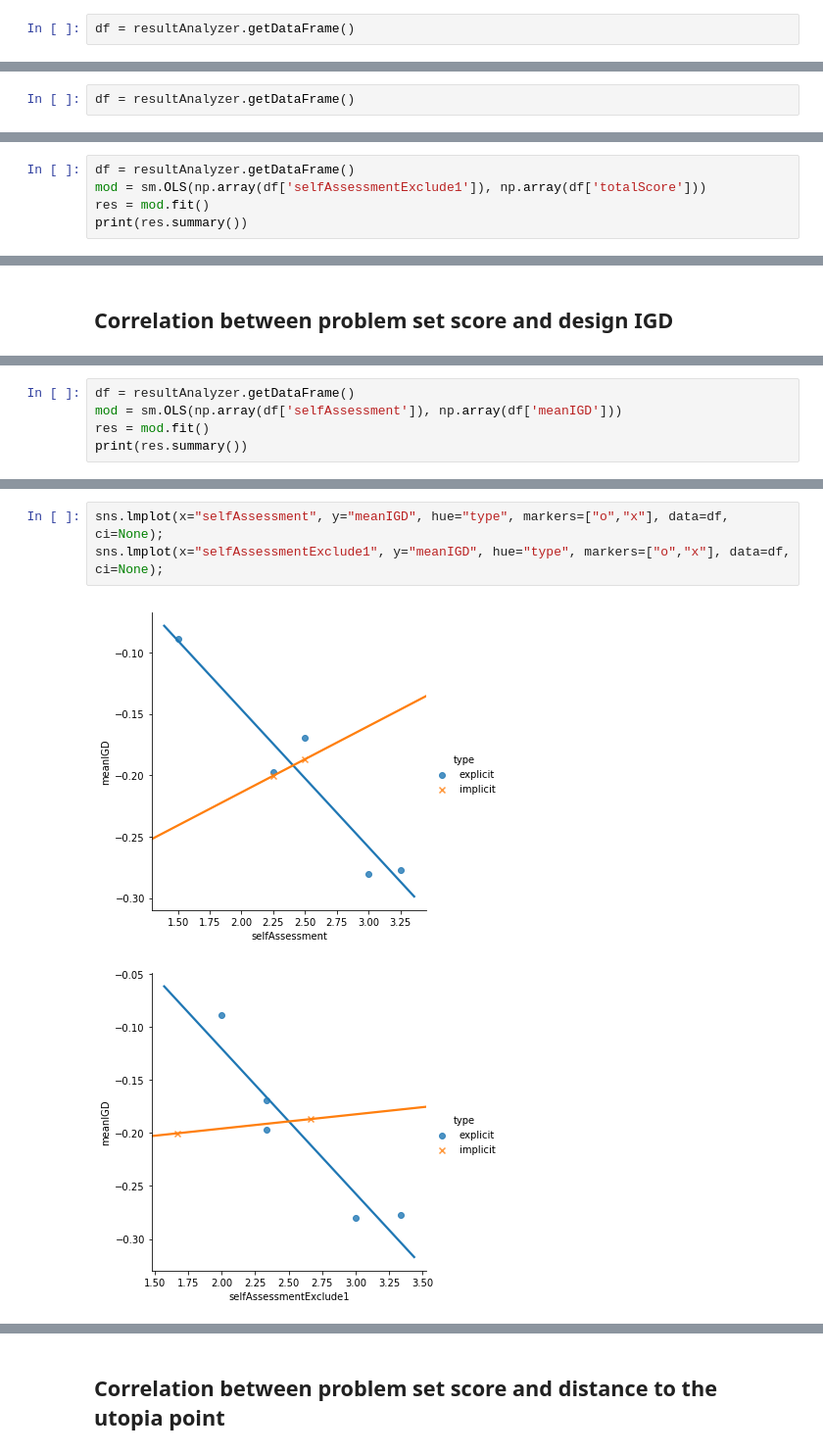
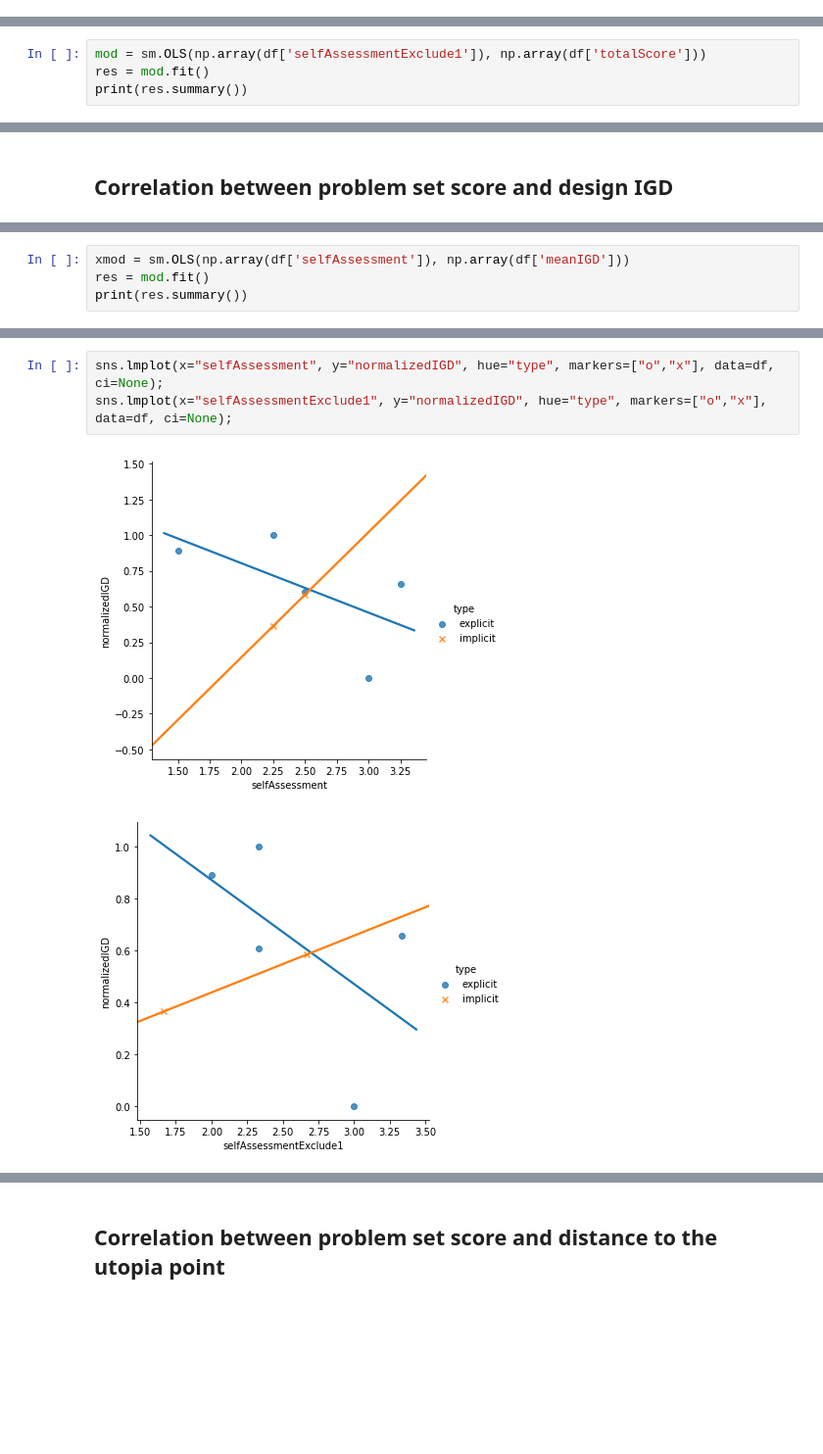
Before and after one commit to hsbang09/iFEED_experiment_result_analysis_2019, a Jupyter notebook: analysis.ipynb, the cells around one changed output, grey strips where cells are left out. Shown at 98% size. Cells and saved outputs as stored; diff of their text form; blank space fills up the shorter version.

```diff
--- a/analysis.ipynb
+++ b/analysis.ipynb
@@ -277,8 +280,6 @@ visualizer.parallelCoordinates(columns=['fcl','fpwc','dcl','dpwc','FScore','DSco
 # %%
 PROP_CYCLE = plt.rcParams['axes.prop_cycle']
 COLORS = PROP_CYCLE.by_key()['color']
-# %%
-df = resultAnalyzer.getDataFrame()
 # %%
 tempVis = visualization.Visualizer(groups=[g3], groupNames=['Interactive'])
 tempDF = resultAnalyzer.getDataFrame().loc[df['condition'] == "interactive"]
@@ -390,4 +396,2 @@ visualizer.barPlot(columns=['meanIGD','numDesigns', 'DS_numDesignViewed'], dataF
 # %% [markdown]
 # Statistical tests
-# %%
-df = resultAnalyzer.getDataFrame()
@@ -541,5 +546,4 @@ sns.regplot(x="selfAssessmentExclude1", y="totalScore", data=df, ci=95)
 # %%
-df = resultAnalyzer.getDataFrame()
 mod = sm.OLS(np.array(df['selfAssessmentExclude1']), np.array(df['totalScore']))
 res = mod.fit()
 print(res.summary())
@@ -655,6 +659,5 @@ sns.regplot(x="selfAssessmentExclude1", y="meanIGD", data=df, ci=95);
 # %%
-df = resultAnalyzer.getDataFrame()
-mod = sm.OLS(np.array(df['selfAssessment']), np.array(df['meanIGD']))
+xmod = sm.OLS(np.array(df['selfAssessment']), np.array(df['meanIGD']))
 res = mod.fit()
 print(res.summary())
 # %% [output]
@@ -684,9 +687,9 @@ sns.lmplot(x="selfAssessmentExclude1", y="meanIGD", hue="condition", markers=["o
 # %%
-sns.lmplot(x="selfAssessment", y="meanIGD", hue="type", markers=["o","x"], data=df, ci=None);
-sns.lmplot(x="selfAssessmentExclude1", y="meanIGD", hue="type", markers=["o","x"], data=df, ci=None);
+sns.lmplot(x="selfAssessment", y="normalizedIGD", hue="type", markers=["o","x"], data=df, ci=None);
+sns.lmplot(x="selfAssessmentExclude1", y="normalizedIGD", hue="type", markers=["o","x"], data=df, ci=None);
 # %% [output]
-[figure, old version]
+[figure, new version]
-[figure, old version]
+[figure, new version]
 # %%
 sns.lmplot(x="totalScore", y="meanIGD", hue="condition", markers=["o","x","^"], data=df, ci=None);
 # %% [output]
```
Also changed, not shown: parts of 77 cells of this notebook, 3 other files.
